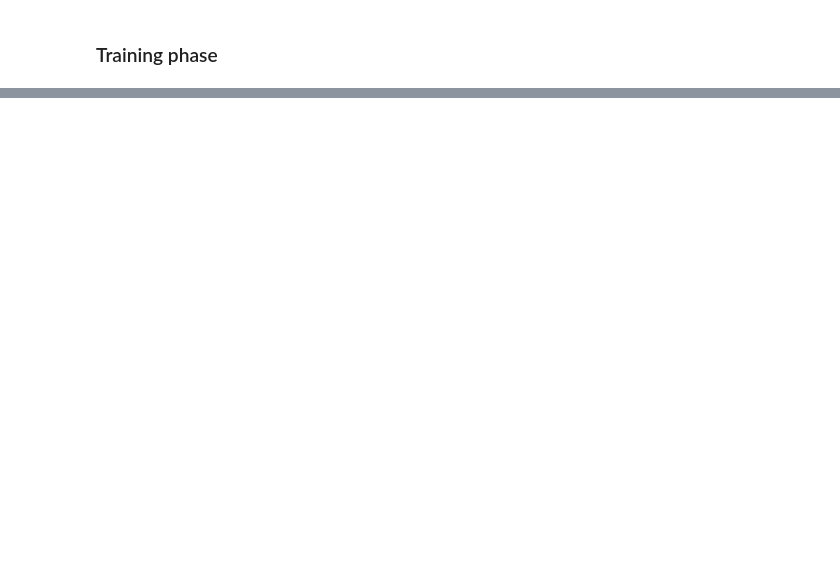
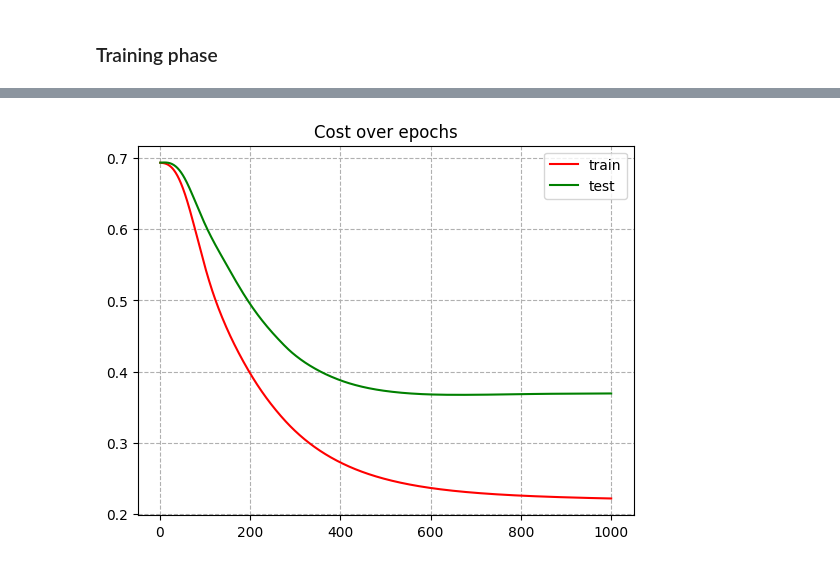
Before and after one commit to jddqd/MLP_From_Scratch, a Jupyter notebook: MLP.ipynb, the cells around one changed output, grey strips where cells are left out. Drawn from its saved outputs; the diff is of its cells as text; code cells hidden in the pictures; blank space fills up the shorter version.

Commit message:
Update MLP, add ADAM, cost and accuracy graphs

```diff
--- a/MLP.ipynb
+++ b/MLP.ipynb
@@ -196,12 +261,18 @@ epochs = 1000 # Number of epochs
 n_0 = X_train.shape[1] # Number of data features
 n_1 = 15 # Hidden Neuron
 n_2 = 1 # Number of Class
-lr = 0.1 # Learning rate
+lr = 0.001 # Learning rate
 
 model = MLP(n_0,n_1,n_2,lr)
 
 y_train = y_train.reshape((len(y_train),1))
 y_test = y_test.reshape((len(y_test),1))
+
+cost_list_train = []
+accuracy_list_train = []
+
+cost_list_test = []
+accuracy_list_test = []
 
 for epoch in range(epochs):
 
@@ -213,13 +284,26 @@ for epoch in range(epochs):
     # Backward pass
     model.backward(X_train,y_train)
 
+
     # Gradient Descent
-    model.GradientDescent()
+    model.AdaptiveMomentEstimation()
+
+    # Compute cost and accuracy for training
+
+    acc = accuracy(hat_y,y_train)
+    J = Cost(hat_y,y_train)
+    cost_list_train.append(J)
+    accuracy_list_train.append(acc)
+
+    # Compute cost and accuracy for test
+
+    hat_y_test = model.forward(X_test)
+    cost_list_test.append(Cost(hat_y_test,y_test))
+    accuracy_list_test.append(accuracy(hat_y_test,y_test))
+
 
     # Compute gradient and cost on the test set
     if epoch % (epochs/10) == 0:
 
-        acc = accuracy(hat_y,y_train)
-        J = Cost(hat_y,y_train)
         print("Epoch number : " + str(epoch) + " | Accuracy : " + str(acc) + "% | Cost function : " + str(J))
 # %% [output]
@@ -235,0 +320,12 @@ Epoch number : 900 | Accuracy : 90.0% | Cost function : 0.24615803069640166
+# %%
+x = np.linspace(1,epochs,epochs)
+
+plt.figure()
+plt.plot(x,cost_list_train,color = 'red',label = 'train')
+plt.plot(x,cost_list_test,color = 'green',label='test')
+plt.title('Cost over epochs')
+plt.grid(True,which="both", linestyle='--')
+plt.legend()
+plt.show()
+# %% [output]
+[figure, added]
```
Also changed, not shown: parts of 9 cells of this notebook.
